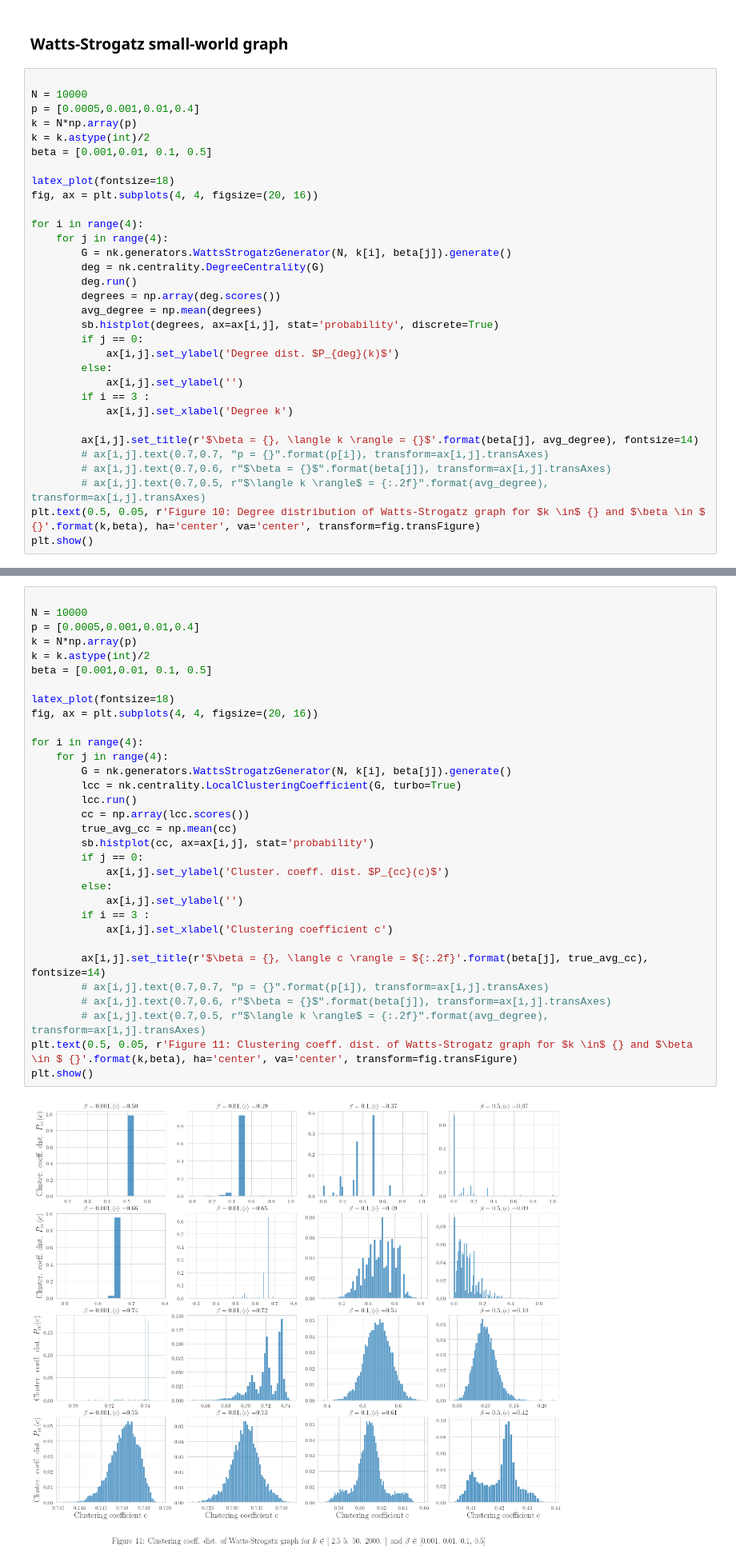
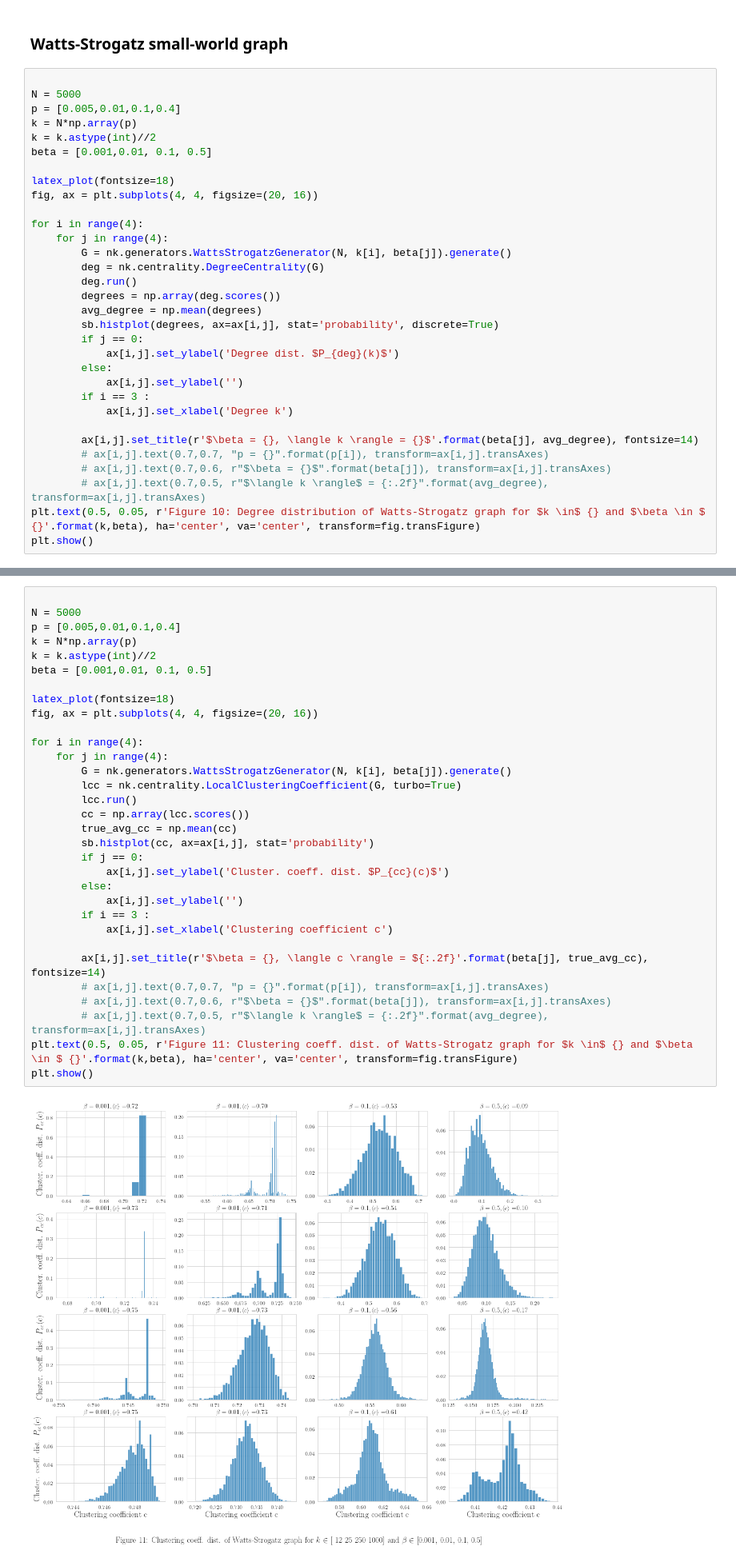
Before and after one commit to JakubPawlowskii/complex_systems, a Jupyter notebook: list2/networks.ipynb, the cells around one changed output, grey strips where cells are left out. Shown: that part at 80% size. Cells and saved outputs as stored; diff of their text form.

```diff
--- a/list2/networks.ipynb
+++ b/list2/networks.ipynb
@@ -349,10 +349,10 @@ plt.show()
 ### Watts-Strogatz small-world graph
 # %%
 
-N = 10000
-p = [0.0005,0.001,0.01,0.4]
+N = 5000
+p = [0.005,0.01,0.1,0.4]
 k = N*np.array(p)
-k = k.astype(int)/2
+k = k.astype(int)//2
 beta = [0.001,0.01, 0.1, 0.5]
 
 latex_plot(fontsize=18)
@@ -384,36 +384,36 @@ plt.show()
 # %%
 
-N = 10000
-p = [0.0005,0.001,0.01,0.4]
+N = 5000
+p = [0.005,0.01,0.1,0.4]
 k = N*np.array(p)
-k = k.astype(int)/2
+k = k.astype(int)//2
 beta = [0.001,0.01, 0.1, 0.5]
 
 latex_plot(fontsize=18)
 fig, ax = plt.subplots(4, 4, figsize=(20, 16))
 
 for i in range(4):
     for j in range(4):
         G = nk.generators.WattsStrogatzGenerator(N, k[i], beta[j]).generate()
         lcc = nk.centrality.LocalClusteringCoefficient(G, turbo=True)
         lcc.run()
         cc = np.array(lcc.scores())
         true_avg_cc = np.mean(cc)
         sb.histplot(cc, ax=ax[i,j], stat='probability')
         if j == 0:
             ax[i,j].set_ylabel('Cluster. coeff. dist. $P_{cc}(c)$')
         else:
             ax[i,j].set_ylabel('')
         if i == 3 :
             ax[i,j].set_xlabel('Clustering coefficient c')
 
         ax[i,j].set_title(r'$\beta = {}, \langle c \rangle = ${:.2f}'.format(beta[j], true_avg_cc), fontsize=14)
         # ax[i,j].text(0.7,0.7, "p = {}".format(p[i]), transform=ax[i,j].transAxes)
         # ax[i,j].text(0.7,0.6, r"$\beta = {}$".format(beta[j]), transform=ax[i,j].transAxes)
         # ax[i,j].text(0.7,0.5, r"$\langle k \rangle$ = {:.2f}".format(avg_degree), transform=ax[i,j].transAxes)
 plt.text(0.5, 0.05, r'Figure 11: Clustering coeff. dist. of Watts-Strogatz graph for $k \in$ {} and $\beta \in $ {}'.format(k,beta), ha='center', va='center', transform=fig.transFigure)
 plt.show()
 # %% [output]
-[figure, old version]
+[figure, new version]
 # %%
 
```
Also changed, not shown: parts of 4 cells of this notebook.
